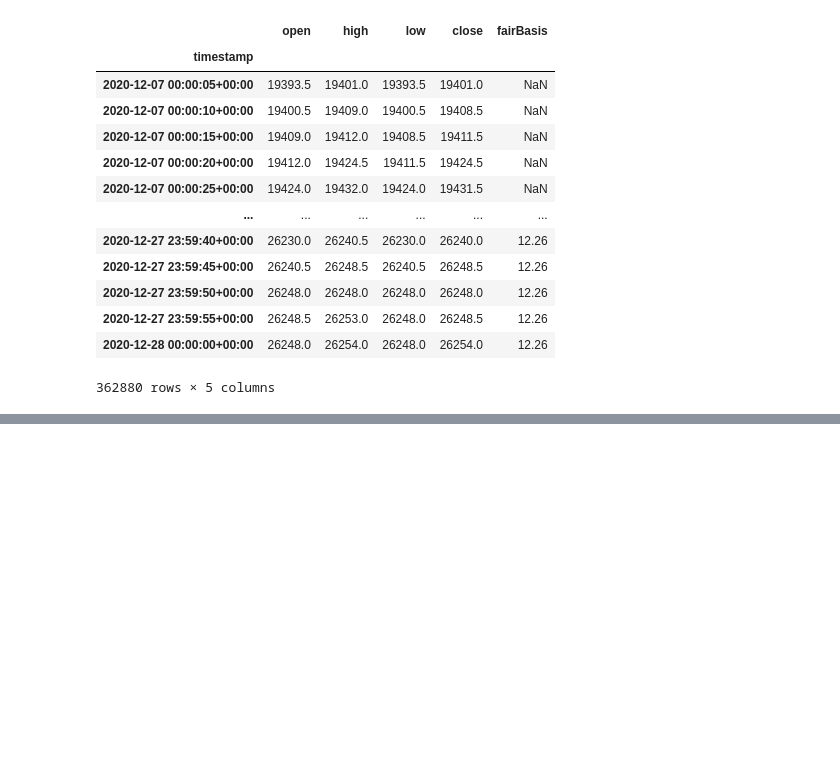
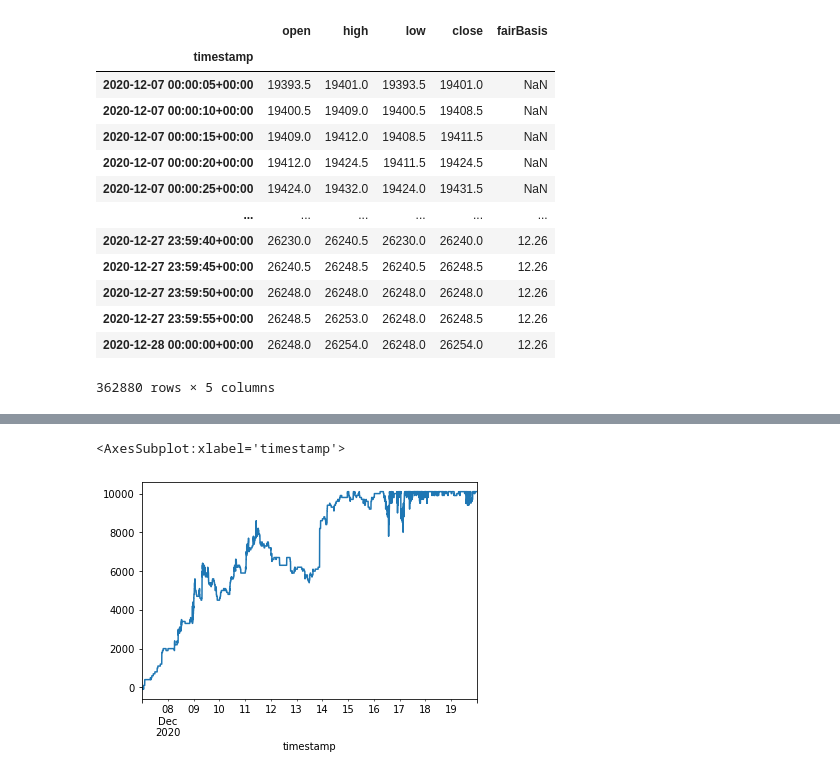
Before and after one commit to nkaz001/algotrading-example, a Jupyter notebook: bitmex-market-making-backtest.ipynb, the cells around one changed output, grey strips where cells are left out. Drawn from its saved outputs; the diff is of its cells as text; code cells hidden in the pictures; blank space fills up the shorter version.

```diff
--- a/bitmex-market-making-backtest.ipynb
+++ b/bitmex-market-making-backtest.ipynb
@@ -56,6 +56,7 @@ def predict_njit(start_equity, A, B, half_spread, max_position, X):
     static_equity = start_equity
     fee = 0
     equity = []
+    running_qty_ = []
     order_qty = 100
     new_bid = np.nan
     new_ask = np.nan
@@ -73,6 +74,7 @@ def predict_njit(start_equity, A, B, half_spread, max_position, X):
             static_equity -= order_qty / new_ask
             fee += order_qty / new_ask * -0.00025
         equity.append(static_equity - running_qty / row[close] - fee)
+        running_qty_.append(running_qty)
         skew = B * running_qty / max_position * -1
         quote_mid_price = row[close] + A * row[fair_basis] + skew
         new_bid = np.minimum(np.round(quote_mid_price * (1 - half_spread) / tick_size) * tick_size, row[close] - tick_size)
@@ -81,7 +83,7 @@ def predict_njit(start_equity, A, B, half_spread, max_position, X):
             new_bid = np.nan
         if running_qty < -max_position:
             new_ask = np.nan
-    return equity
+    return equity, running_qty_
 
 class Backtest:
     def __init__(self, equity=None, max_position=None, A=None, B=None, half_spread=None):
@@ -144,12 +146,16 @@ class Backtest:
 #                 new_bid = np.nan
 #             if running_qty < -self.max_position:
 #                 new_ask = np.nan
-        equity = predict_njit(self.equity, self.A, self.B, self.half_spread, self.max_position, X)
-        return equity
+        equity, running_qty = predict_njit(self.equity, self.A, self.B, self.half_spread, self.max_position, X)
+        return equity, running_qty
 
     def score(self, X):
-        returns = pd.Series(self.predict(X)).pct_change().fillna(0)
-        return np.divide(returns.mean(), returns.std())
+        equity, _ = self.predict(X)
+        returns = pd.Series(equity).pct_change().fillna(0)
+        bm_returns = pd.Series(X[:, 3]).pct_change().fillna(0)
+        returns_ = returns - bm_returns
+
+        return np.divide(returns_.mean(), returns_.std())
 # %%
 train = df[df.index < '2020-12-20']
 test = df[df.index >= '2020-12-20']
@@ -164,7 +170,7 @@ search = RandomizedSearchCV(Backtest(1, 10000),
                             param_distributions=param_dist,
                             verbose=1,
                             n_iter=1000,
-                            n_jobs=10)
+                            n_jobs=4)
 search.fit(train.values)
 # %% [output]
 Fitting 1 folds for each of 1000 candidates, totalling 1000 fits
@@ -179,2 +200,4 @@ search.best_estimator_.score(train.values)
 # %%
-equity = pd.Series(search.best_estimator_.predict(train.values), index=train.index)
+equity, running_qty = search.best_estimator_.predict(train.values)
+equity = pd.Series(equity, index=train.index)
+running_qty = pd.Series(running_qty, index=train.index)
@@ -188,0 +214,5 @@ train["close"].plot()
+# %%
+running_qty.plot()
+# %% [output]
+<AxesSubplot:xlabel='timestamp'>
+[figure, added]
```
Also changed, not shown: parts of 13 cells of this notebook.
